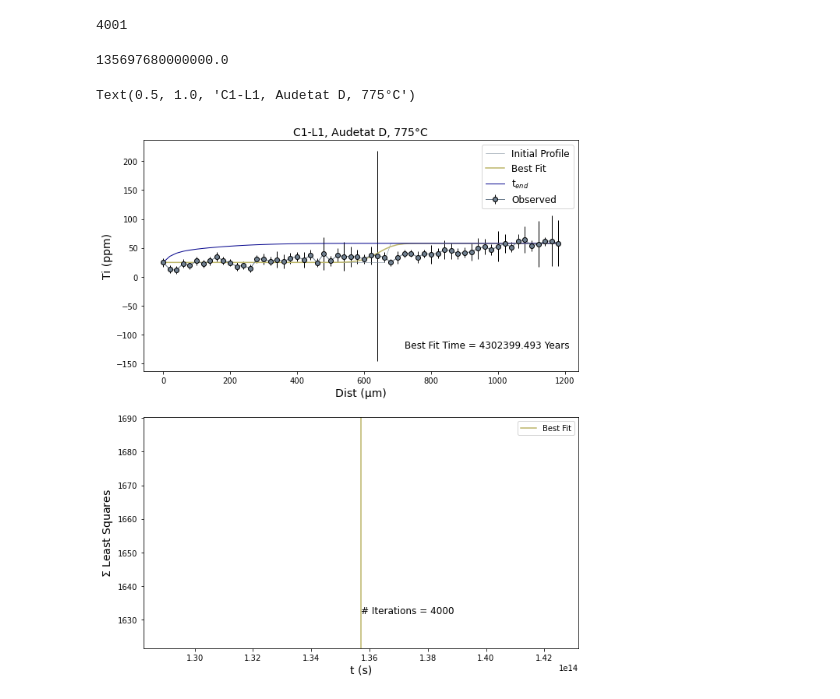
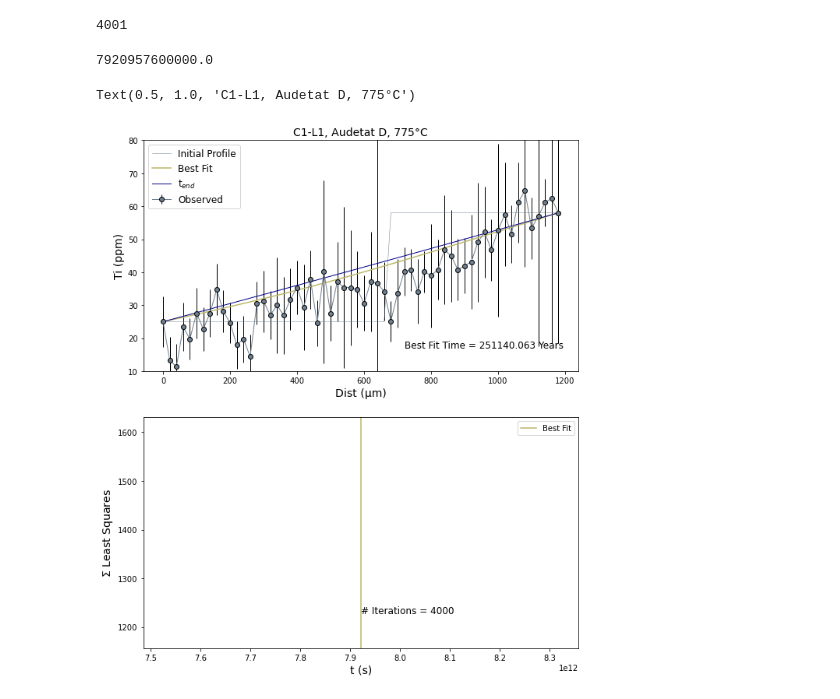
Before and after one commit to Lewisc2/QtzDiffusion, a Jupyter notebook: TiinQtz_exmpl.ipynb, the cells around one changed output. Cells and saved outputs as stored; diff of their text form; code cells hidden in the pictures.

```diff
--- a/TiinQtz_exmpl.ipynb
+++ b/TiinQtz_exmpl.ipynb
@@ -104,7 +104,7 @@ def time_mesh(maxtime,iterations,timeunit='years'):
     t = np.linspace(0,maxtime*step,int(iterations+1))
     return t
 # %%
-t = time_mesh(100000000,4000,'years')
+t = time_mesh(800000,4000,'years')
 len(t)
 # %% [output]
 4001
@@ -186,7 +186,7 @@ def Tiinqtz_diffusion_1D(Ti,resolution,xth_spot,t,T,D='default',C_core='default'
 
     for i in range(0,int(nt)):
         import time; t0 = time.perf_counter()
-        u[1:nx-1] = u_n[1:nx-1] + ((Di)*(u_n[2:nx]-u_n[1:nx-1])+(Di)*(u_n[2:nx]-2*u_n[1:nx-1]+u_n[0:nx-2]))*(dt/(dx**2))
+        u[1:nx-1] = u_n[1:nx-1] + Di*dt*((u_n[2:nx]-2*u_n[1:nx-1]+u_n[0:nx-2])/dx**2)
         u[-1] = C_core; u[0] = C_rim # flip the 0 and -1 if rim on other side
         solutions[i,:] = u
         u_n[:] = u
@@ -202,7 +202,7 @@ T = 775.0+273 # Temperature (K)
 
 # def Tiinqtz_diffusion_1D(Ti,resolution,xth_spot,t,T,D='default',C_core='default',C_rim='default'):
 #%timeit solutions, F, D = Tiinqtz_diffusion_1D(Ti,6,12,t,T,D='C',C_core=55,C_rim=25)
-solutions, F, D = Tiinqtz_diffusion_1D(Ti,20,34,t,T,D='default',C_core=58,C_rim=25)
+solutions, F, D = Tiinqtz_diffusion_1D(Ti,20,34,t,T,D='C',C_core=58,C_rim=25)
 # %%
 def least_squaredresiduals(solutions,Ti):
     """
@@ -242,35 +242,36 @@ def least_squaredresiduals(solutions,Ti):
 min_residuals, bestfit_solution, locbestfit, summed_residuals, localminima = least_squaredresiduals(solutions,Ti)
 t[locbestfit]
 # %% [output]
-135697680000000.0
+7920957600000.0
 # %%
 fig, ax = plt.subplots(2,1, figsize=(10,12))
 
 ax[0].plot(L,u_n,'-',color='slategray',lw=0.5,label='Initial Profile')
 linestyle = {"linestyle":"-", "linewidth":1, "color":'slategray'}
 ax[0].errorbar(L,Ti,yerr=kcp.ti_err,fmt='o',mfc='slategray',mec='k',ecolor='k',**linestyle,label='Observed')
 ax[0].plot(L,solutions[locbestfit,:],'-',color='darkkhaki',lw=1.5,label='Best Fit')
 ax[0].plot(L,solutions[-1,:],'-',color='darkblue',lw=1,label='t$_{end}$')
 ax[0].text(0.6,0.1,'Best Fit Time = ' + str(round(t[locbestfit]/3.154e7,3)) + ' Years',transform=ax[0].transAxes,fontsize=12)
 
 ax[0].set_xlabel('Dist (µm)',fontsize=14)
 ax[0].set_ylabel('Ti (ppm)',fontsize=14)
 ax[0].legend(loc='best',fontsize=12)
+ax[0].set_ylim(10,80)
 
 
 # for i in range(0,len(summed_residuals)):
 #     ax[1].plot(t,summed_residuals,color='slategray')
 ax[1].plot([t[locbestfit],t[locbestfit]],[0,max(summed_residuals)+10],'-',label='Best Fit',color='darkkhaki')
 
 ax[1].set_ylim(min(summed_residuals)-2,max(summed_residuals)+2)
 ax[1].set_xlabel('t (s)',fontsize=14)
 ax[1].set_ylabel('$\Sigma$ Least Squares',fontsize=14)
 ax[1].legend(loc='best')
 ax[1].text(0.5,0.15,'# Iterations = 4000',transform=ax[1].transAxes,fontsize=12)
 
-ax[0].set_title('C1-L1, Audetat D, 775°C',fontsize=14)
+ax[0].set_title('C1-L1, Cherniak D, 775°C',fontsize=14)
 
-# plt.savefig('C1-L1, Audetat D, 819',format='pdf',dpi=250)
+# plt.savefig('C1-L1, Cherniak D, 775',format='pdf',dpi=250)
 # %% [output]
 Text(0.5, 1.0, 'C1-L1, Audetat D, 775°C')
-[figure, old version]
+[figure, new version]
```
